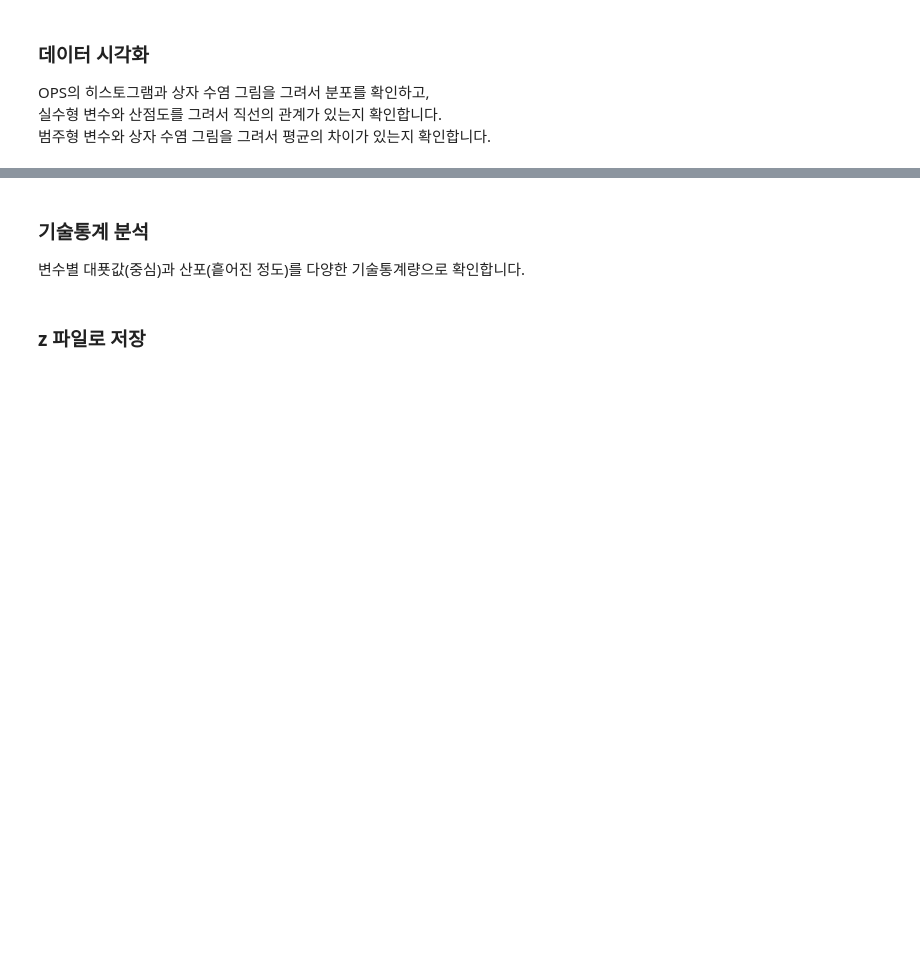
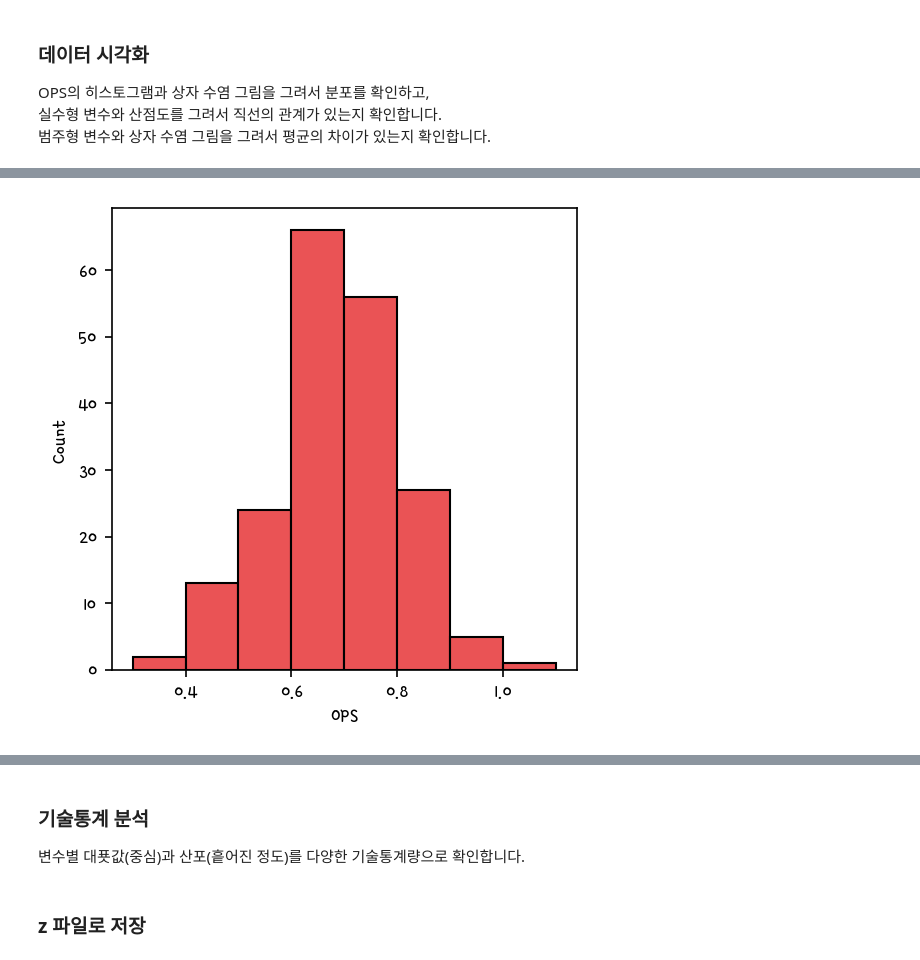
Before and after one commit to lch1711/PythonDataAnalysis2, a Jupyter notebook: exercise/Python Advanced Exercise Day 1.ipynb, the cells around one changed output, grey strips where cells are left out. Saved outputs shown, nothing was run; the diff lists cells and outputs as text; code cells hidden in the pictures; blank space fills up the shorter version.

```diff
--- a/exercise/Python Advanced Exercise Day 1.ipynb
+++ b/exercise/Python Advanced Exercise Day 1.ipynb
@@ -106,7 +220,7 @@ sns.histplot();
 # %%
 # kbo에서 타석이 50 이상인 행을 선택하고 kbo에 재할당합니다.
 # [힌트] ge() 함수를 사용하세요.
-kbo =
+kbo = kbo[kbo['타석'].ge(50)]
 # %%
 # kbo의 행 개수를 출력합니다.
 # [힌트] shape 속성 결과에 0번 인덱스 원소를 선택하세요.
@@ -118,9 +238,11 @@ kbo['OPS'].
 # %%
 # OPS로 히스토그램을 그립니다.
 # [힌트] sns.histplot() 함수를 사용하세요.
 # binwidth 매개변수에 막대 너비를 0.1로 지정하세요.
 # binrange 매개변수를 막대 경계의 시작을 0.3, 끝을 1.1로 지정하세요.
-sns.histplot();
+sns.histplot(data = kbo, x = 'OPS', binwidth = 0.1, binrange = (0.3, 1.1));
+# %% [output]
+[figure, added]
 # %%
 # OPS로 상자 수염 그림을 세워서 그립니다.
 # [힌트] sns.boxplot() 함수를 사용하세요.
```
Also changed, not shown: parts of 33 cells of this notebook, 2 other files.
